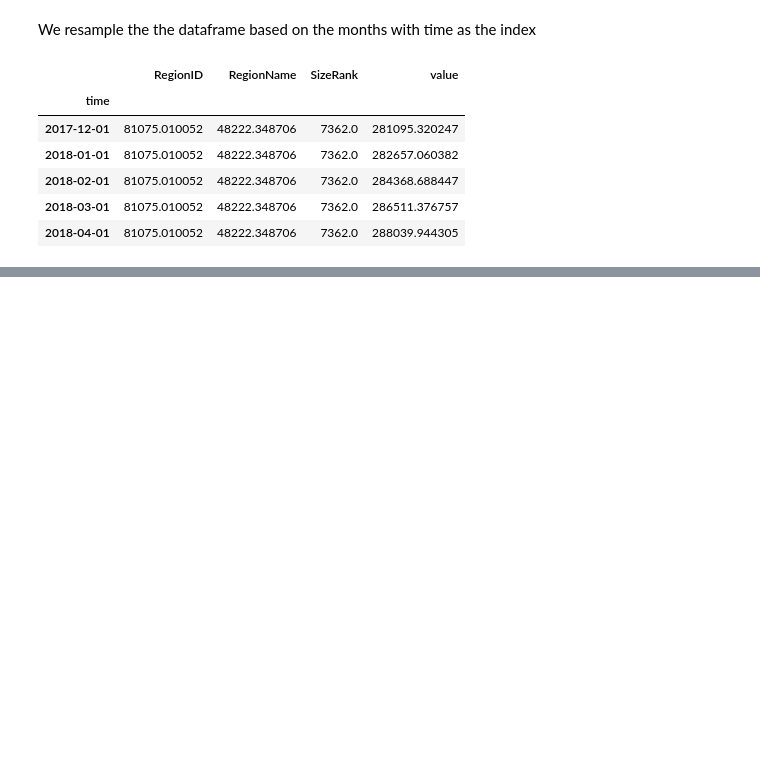
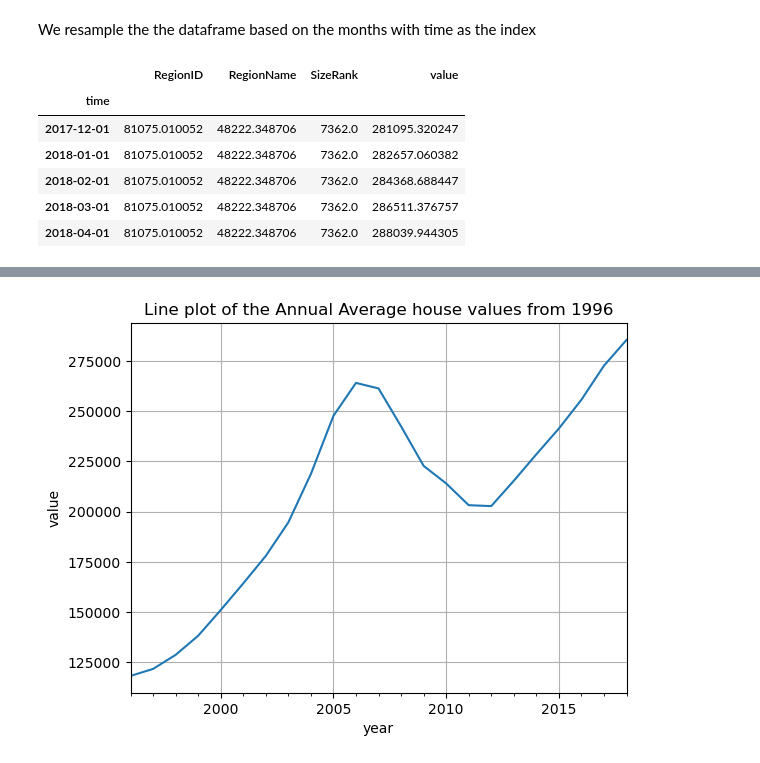
Before and after one commit to Nelsonkim44/Phase-4-Project, a Jupyter notebook: Phase 4 Project.ipynb, the cells around one changed output, grey strips where cells are left out. Drawn from its saved outputs; the diff is of its cells as text; code cells hidden in the pictures; blank space fills up the shorter version.

```diff
--- a/Phase 4 Project.ipynb
+++ b/Phase 4 Project.ipynb
@@ -237,0 +256,9 @@ month_mean.tail()
+# %%
+yearly_df = long_df['value'].resample('A').mean()
+yearly_df.plot();
+plt.title('Line plot of the Annual Average house values from 1996')
+plt.xlabel('year')
+plt.ylabel('value')
+plt.grid()
+# %% [output]
+[figure, added]
```
Also changed, not shown: parts of 39 cells of this notebook.
